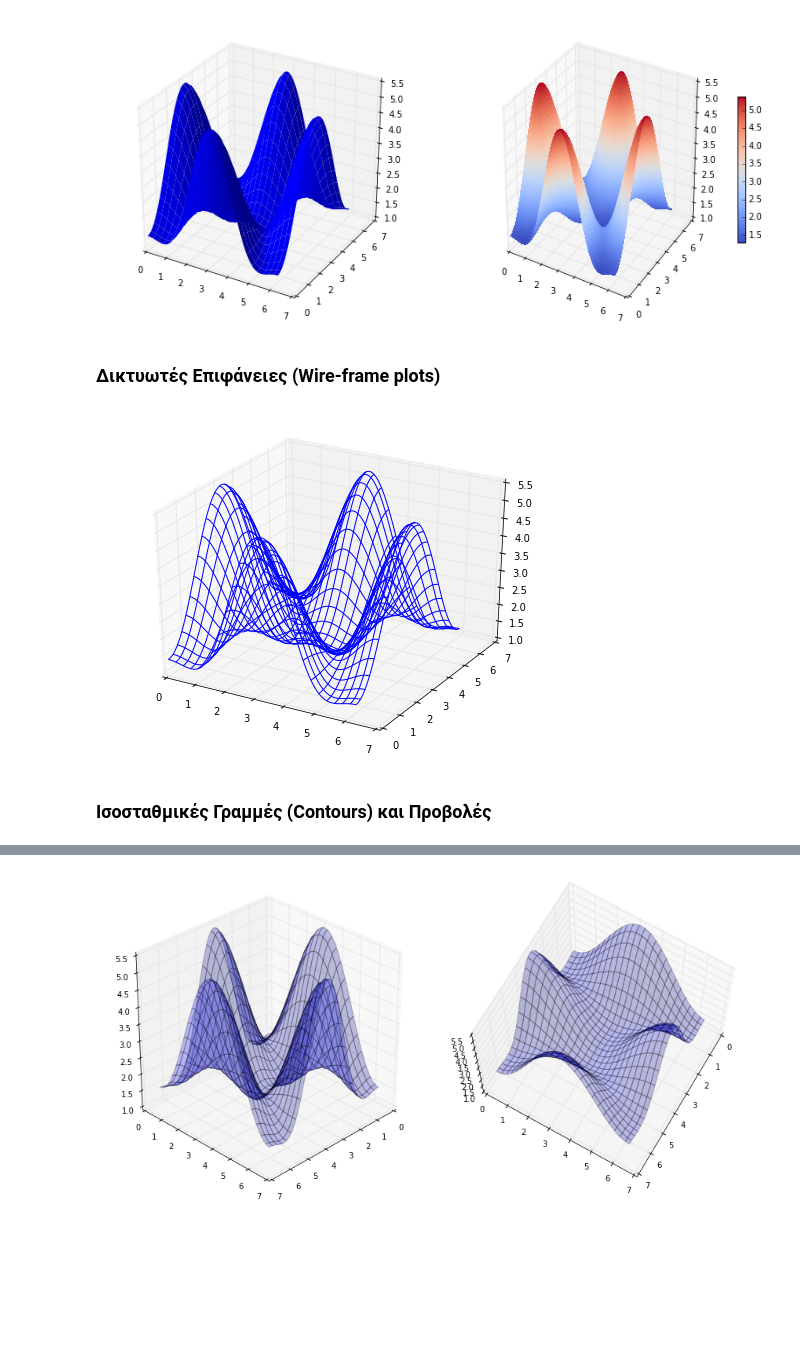
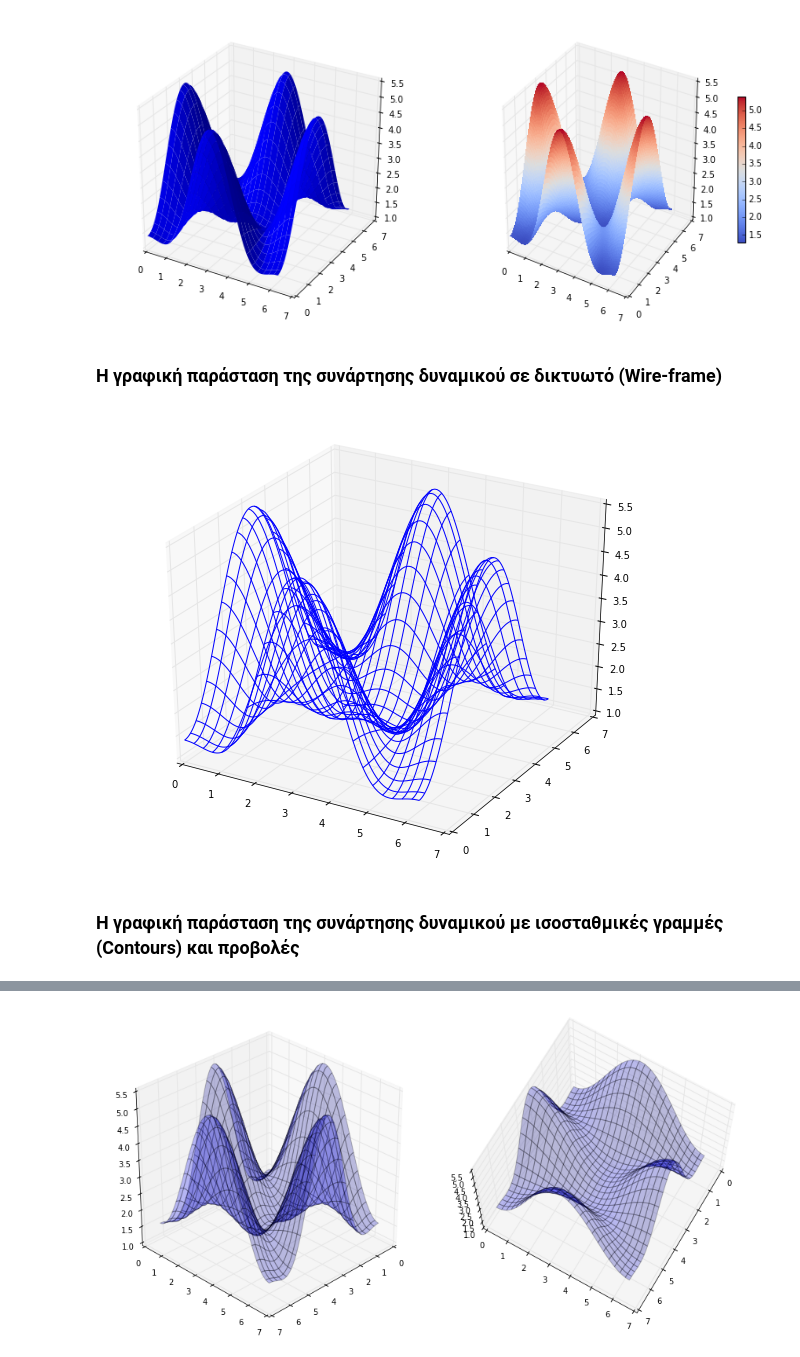
Before and after one commit to mwysis/MathimaPython2016, a Jupyter notebook: PythonMathimaNotes_GrafikesParastaseisMeMatplotlib.ipynb, the cells around one changed output, grey strips where cells are left out. Drawn from its saved outputs; the diff is of its cells as text; code cells hidden in the pictures; blank space fills up the shorter version.

```diff
--- a/PythonMathimaNotes_GrafikesParastaseisMeMatplotlib.ipynb
+++ b/PythonMathimaNotes_GrafikesParastaseisMeMatplotlib.ipynb
@@ -533,0 +619,9 @@ from mpl_toolkits.mplot3d.axes3d import Axes3D
+# %%
+import numpy as np
+from numpy import e, pi, sin, exp, cos
+# alpha = 0.7
+# phi_ext = 2 * np.pi * 0.5
+phi_m = np.linspace(-2*np.pi, 2*np.pi, 100)
+phi_p = np.linspace(-2*np.pi, 2*np.pi, 100)
+X,Y = np.meshgrid(phi_p, phi_m)
+Z = (2 - Y**2 + X**2)*e**(1 - X**2 - (Y**2)/4.)
@@ -558,16 +715,16 @@ p = ax.plot_surface(X, Y, Z, rstride=1, cstride=1, cmap=matplotlib.cm.coolwarm,
 cb = fig.colorbar(p, shrink=0.5)
 # %% [output]
 [figure]
-# %% [markdown]
-### Δικτυωτές Επιφάνειες (Wire-frame plots)
+# %% [markdown]
+### Η γραφική παράσταση της συνάρτησης δυναμικού σε δικτυωτό (Wire-frame)
 # %%
-fig = plt.figure(figsize=(8,6))
+fig = plt.figure(figsize=(10,8))
 
 ax = fig.add_subplot(1, 1, 1, projection='3d')
 
 p = ax.plot_wireframe(X, Y, Z, rstride=4, cstride=4)
 # %% [output]
-[figure, old version]
+[figure, new version]
-# %% [markdown]
-### Ισοσταθμικές Γραμμές (Contours) και Προβολές
+# %% [markdown]
+### Η γραφική παράσταση της συνάρτησης δυναμικού με ισοσταθμικές γραμμές (Contours) και προβολές
 # %%
```
Also changed, not shown: parts of 31 cells of this notebook, 3 other files.
